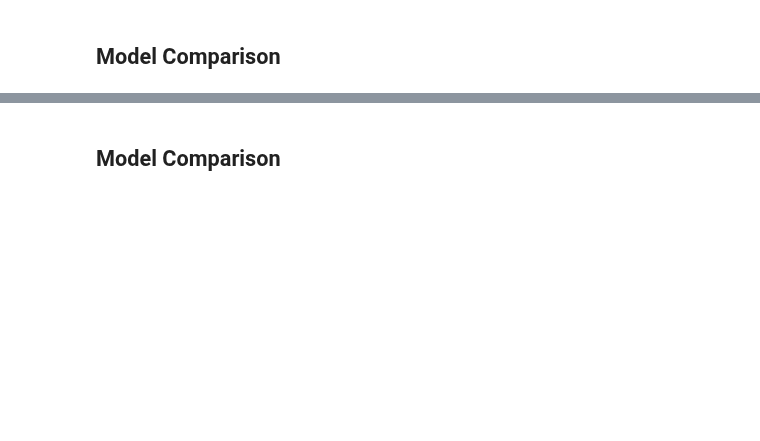
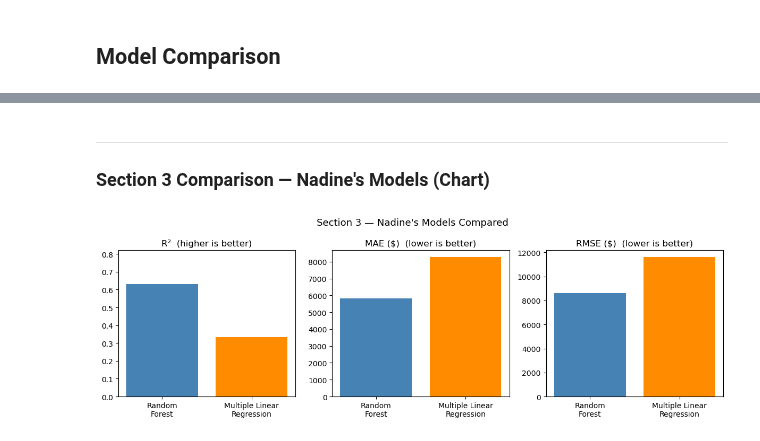
Before and after one commit to Blitz431/DS_612_GROUP, a Jupyter notebook: DS612_Master_Analysis.ipynb, the cells around one changed output, grey strips where cells are left out. Cells and saved outputs as stored; diff of their text form; code cells hidden in the pictures; blank space fills up the shorter version.

```diff
--- a/DS612_Master_Analysis.ipynb
+++ b/DS612_Master_Analysis.ipynb
@@ -126,11 +246,6 @@ print("Ridge MSE:", mse3)
 # %% [markdown]
 #This is the clean data set
 # %%
-# Use 'on_bad_lines' to skip the broken row and 'engine' to handle messy quotes
-vehiclesdf_unclean = pd.read_csv(r'C:\Users\arnie\Coding\DS_612_GROUP\vehicles.csv', on_bad_lines='skip', engine='python')
-
-# Now you can filter your columns as planned
-vehiclesdfc = vehiclesdf_unclean[["id", "region", "region_url", "price", "year", "manufacturer", "model", "condition", "cylinders", "state", "posting_date"]]
-
-# Check to see if it loaded
+# Terry — take a fresh copy of the shared cleaned dataset
+vehiclesdfc = vehiclesdfc.copy()
 vehiclesdfc.head()
@@ -145,6 +292,7 @@ print((vehiclesdfc.isnull().sum() / len(vehiclesdfc)) * 100)
 # %%
-# Due to condition and cylinders being at 40% with nAN values then we should drop it
-vehiclesdfc = vehiclesdfc.drop(columns=["condition", "cylinders"])
+# Due to condition and cylinders being at 40% with NaN values then we should drop it
+# (already dropped at top — errors='ignore' makes this a safe no-op)
+vehiclesdfc = vehiclesdfc.drop(columns=["condition", "cylinders"], errors="ignore")
 vehiclesdfc = vehiclesdfc.dropna()
 # %%
 vehiclesdfc.head()
@@ -292,8 +527,7 @@ plt.show()
 # %% [markdown]
 ## Data Cleaning
 # %%
-vehiclesdf_unclean = pd.read_csv(r'C:\Users\arnie\Coding\DS_612_GROUP\vehicles.csv')
-
-vehiclesdfc = vehiclesdf_unclean[["id","region","region_url","price","year","manufacturer","model","condition","cylinders","state","posting_date"]]
+# Nadine — take a fresh copy of the shared cleaned dataset
+vehiclesdfc = vehiclesdfc.copy()
 # %%
 vehiclesdfc.head()
@@ -306,6 +565,7 @@ print((vehiclesdfc.isnull().sum() / len(vehiclesdfc)) * 100)
 # %%
-# Due to condition and cylinders being at 40% with nAN values then we should drop it
-vehiclesdfc = vehiclesdfc.drop(columns=["condition", "cylinders"])
+# Due to condition and cylinders being at 40% with NaN values then we should drop it
+# (already dropped at top — errors='ignore' makes this a safe no-op)
+vehiclesdfc = vehiclesdfc.drop(columns=["condition", "cylinders"], errors="ignore")
 vehiclesdfc = vehiclesdfc.dropna()
 # %%
 vehiclesdfc.head()
@@ -595,2 +754,0 @@ plt.show()
-# %% [markdown]
-## Model Comparison
@@ -604,0 +755,23 @@ print(aarnav_comparison.to_string(index=False))
+# %% [markdown]
+---
+### Section 3 Comparison — Nadine's Models (Chart)
+# %%
+fig, axes = plt.subplots(1, 3, figsize=(12, 4))
+_labels = ["Random\nForest", "Multiple Linear\nRegression"]
+_colors = ["steelblue", "darkorange"]
+
+axes[0].bar(_labels, [rf_r2, mlr_r2], color=_colors)
+axes[0].set_title("R²  (higher is better)")
+axes[0].set_ylim(0, max(rf_r2, mlr_r2) * 1.3)
+
+axes[1].bar(_labels, [rf_mae, mlr_mae], color=_colors)
+axes[1].set_title("MAE ($)  (lower is better)")
+
+axes[2].bar(_labels, [rf_rmse, mlr_rmse], color=_colors)
+axes[2].set_title("RMSE ($)  (lower is better)")
+
+plt.suptitle("Section 3 — Nadine's Models Compared", fontsize=13)
+plt.tight_layout()
+plt.show()
+# %% [output]
+[figure, added]
```
Also changed, not shown: parts of 62 cells of this notebook, 6 other files.
